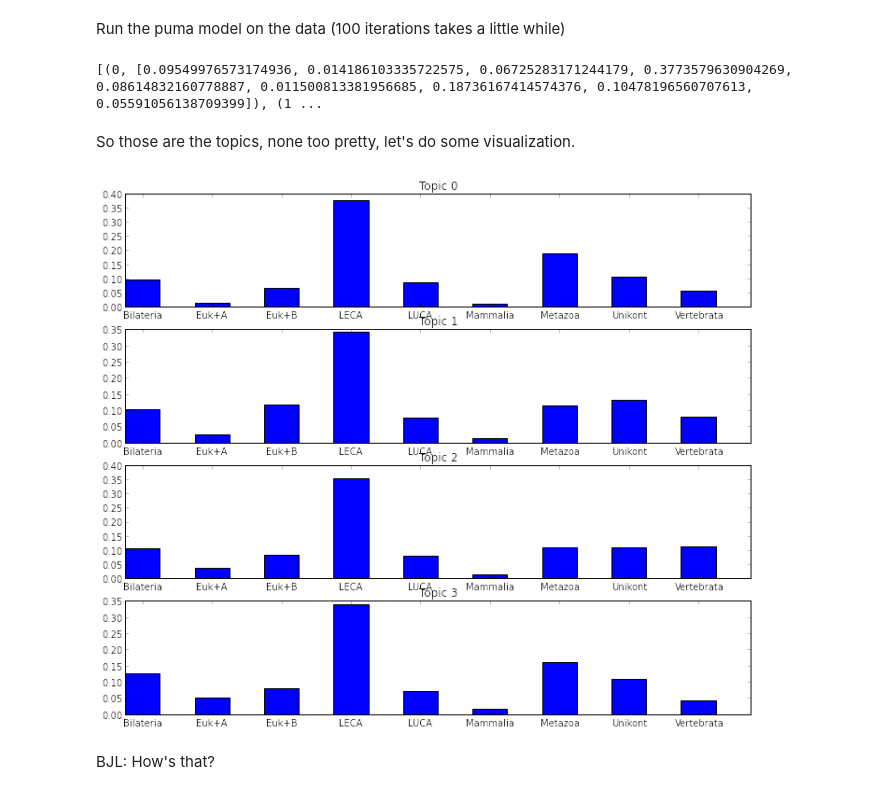
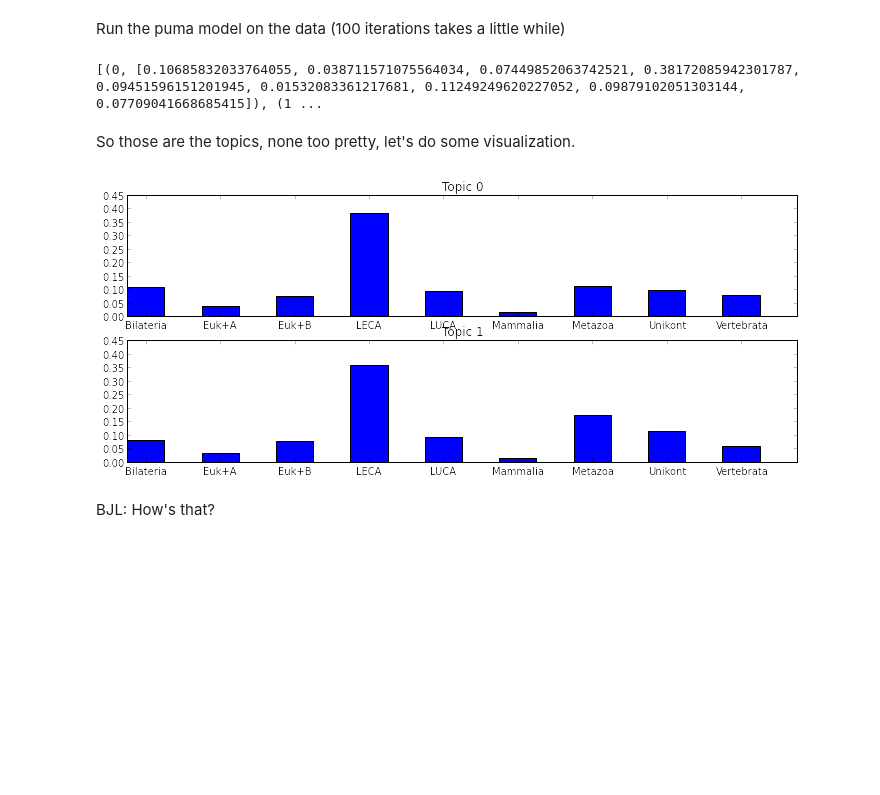
Before and after one commit to bliebeskind/Gene-Ages, a Jupyter notebook: topics/notebooks/puma.ipynb, the cells around one changed output. Saved outputs shown, nothing was run; the diff lists cells and outputs as text; code cells hidden in the pictures; blank space fills up the shorter version.

Commit message:
Trying with just two topics

```diff
--- a/topics/notebooks/puma.ipynb
+++ b/topics/notebooks/puma.ipynb
@@ -117,11 +117,11 @@ Run the puma model on the data (100 iterations takes a little while)
 # %%
 corpus = map(lambda l: l[1],dataset)
 p = model()
-result = p.run(corpus,num_topics=4, iterations= 100)
+result = p.run(corpus,num_topics=2, iterations= 100)
 # %%
 print result
 # %% [output]
-[(0, [0.09549976573174936, 0.014186103335722575, 0.06725283171244179, 0.3773579630904269, 0.08614832160778887, 0.011500813381956685, 0.18736167414574376, 0.10478196560707613, 0.05591056138709399]), (1 ...
+[(0, [0.10685832033764055, 0.038711571075564034, 0.07449852063742521, 0.38172085942301787, 0.09451596151201945, 0.01532083361217681, 0.11249249620227052, 0.09879102051303144, 0.07709041668685415]), (1 ...
 # %% [markdown]
 So those are the topics, none too pretty, let's do some visualization.
 # %%
@@ -130,20 +130,21 @@ plt.rcParams['figure.figsize'] = 12, 10 #this changes the size of figures in thi
 # %%
 plt.figure(2)
 bar_width = 0.5
 
 for i in result:
     topicIndex,topicParams = i[0],i[1]
     index = np.arange(len(topicParams))
     loc = int("41" + str(topicIndex + 1))
     plt.subplot(loc)
     plt.bar(index,result[topicIndex][1], bar_width)
     plt.xticks(index + bar_width/2, vocab_dictionary.values())
+    plt.yticks(np.arange(0,.5,.05))
     topicName = "Topic " + str(topicIndex)
     plt.title(topicName)
 
 plt.show()
 # %% [output]
-[figure, old version]
+[figure, new version]
 # %% [markdown]
 BJL: How's that?
 # %% [markdown]
```
